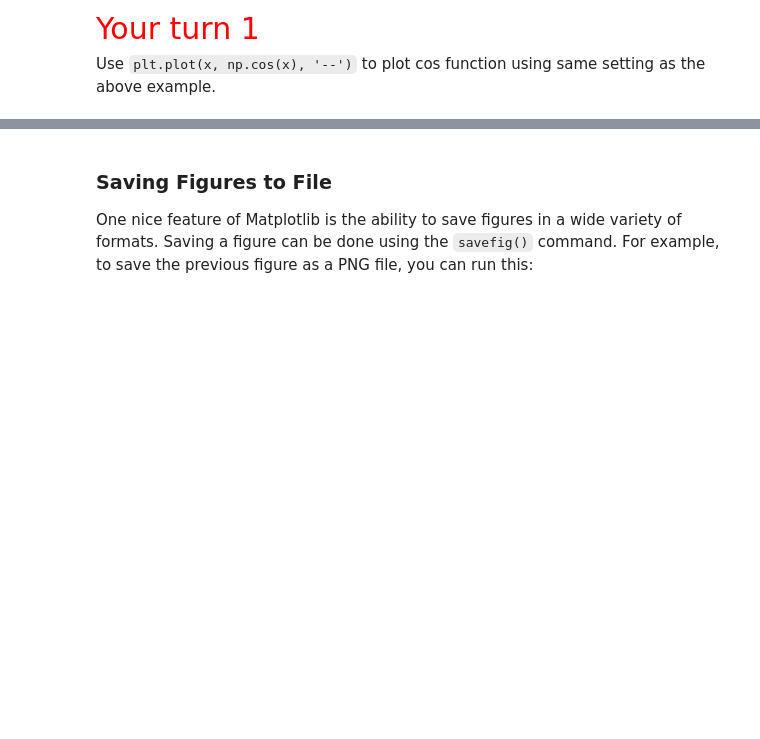
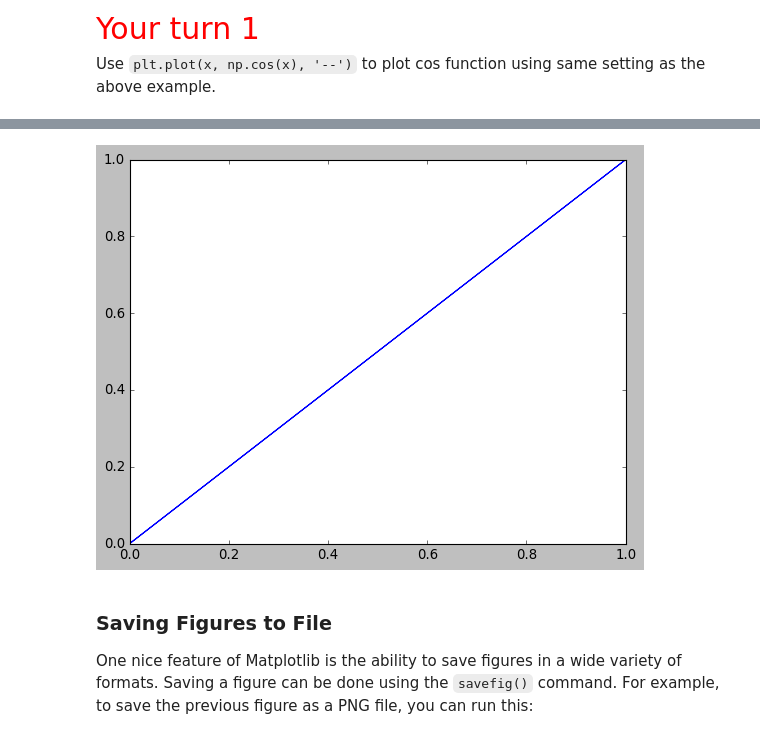
Before and after one commit to mjcaguiat/stem3790-25su-max, a Jupyter notebook: code/2-data-visualization.ipynb, the cells around one changed output, grey strips where cells are left out. Saved outputs shown, nothing was run; the diff lists cells and outputs as text; code cells hidden in the pictures; blank space fills up the shorter version.

```diff
--- a/code/2-data-visualization.ipynb
+++ b/code/2-data-visualization.ipynb
@@ -93,3 +144,11 @@ Use `plt.plot(x, np.cos(x), '--')` to plot cos function using same setting as th
+# %%
+# Your turn, again. This time, you are supposed to
+x = np.linspace(-1, 1, 100);
+y = np.linspace(-1, 1, 100);
+fig = plt.figure();
+plt.plot(np.square(x), np.square(y), '-');
+# %% [output]
+[figure, added]
 # %% [markdown]
 ### Saving Figures to File
 
```
Also changed, not shown: parts of 19 cells of this notebook.
